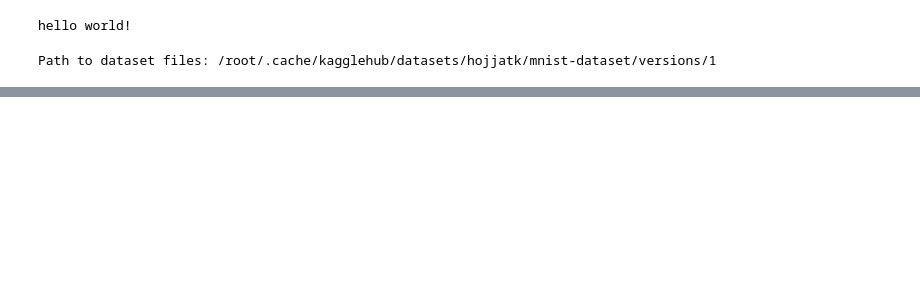
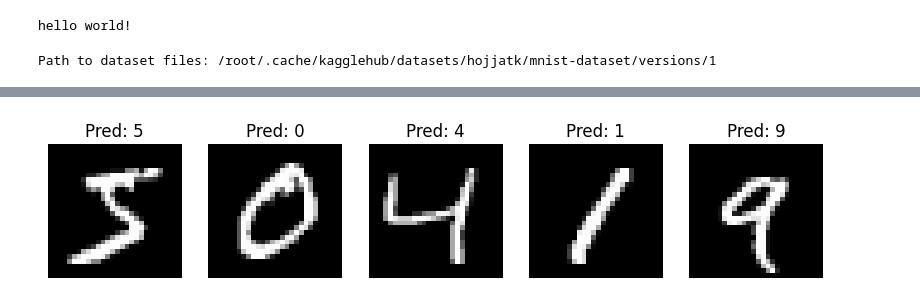
Before and after one commit to NicKylis/letter_recognition, a Jupyter notebook: main.ipynb, the cells around one changed output, grey strips where cells are left out. Cells and saved outputs as stored; diff of their text form; code cells hidden in the pictures; blank space fills up the shorter version.

```diff
--- a/main.ipynb
+++ b/main.ipynb
@@ -134,5 +135,3 @@ y_test = np.array(y_test)
 # train_generator = train_gen.flow(x_train, y_train, batch_size=32)
 # test_gen =  ImageDataGenerator()
 # test_generator = test_gen.flow(x_test, y_test, batch_size=32)
-# %%
-history = model.fit(x_train, y_train, epochs=10, batch_size=32, verbose = 1)
@@ -159,0 +138,10 @@ Epoch 10/10
+# %%
+callbacks = []
+
+save_best_callback = tf.keras.callbacks.ModelCheckpoint(f'custom_model_weights.keras', save_best_only=True, verbose=0)
+callbacks.append(save_best_callback)
+
+early_stop_callback = tf.keras.callbacks.EarlyStopping(patience=25, restore_best_weights=True, verbose=0)
+callbacks.append(early_stop_callback)
+
+history = model.fit(x_train, y_train, epochs=25, batch_size=256, verbose = 1, callbacks=callbacks)
@@ -165,0 +211,12 @@ Test Accuracy: 0.9701
+# %%
+predictions = model.predict(x_test)
+predicted_labels = np.argmax(predictions, axis=1)
+
+plt.figure(figsize=(10,5))
+for i in range(5):
+    plt.subplot(1,5,i+1)
+    plt.imshow(x_test[i].reshape(28,28), cmap='gray')
+    plt.title(f"Pred: {predicted_labels[i]}")
+    plt.axis('off')
+plt.show()
+# %% [output]
@@ -165,0 +224 @@ Test Accuracy: 0.9701
+[figure, added]
```
Also changed, not shown: parts of 7 cells of this notebook.
